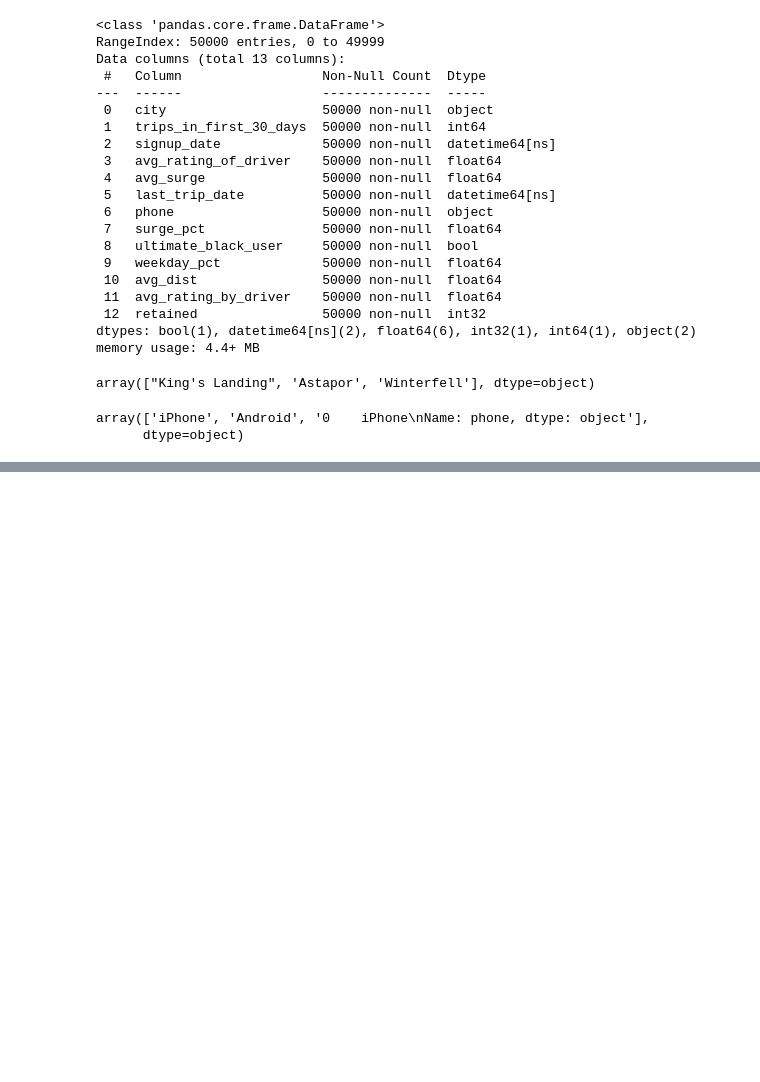
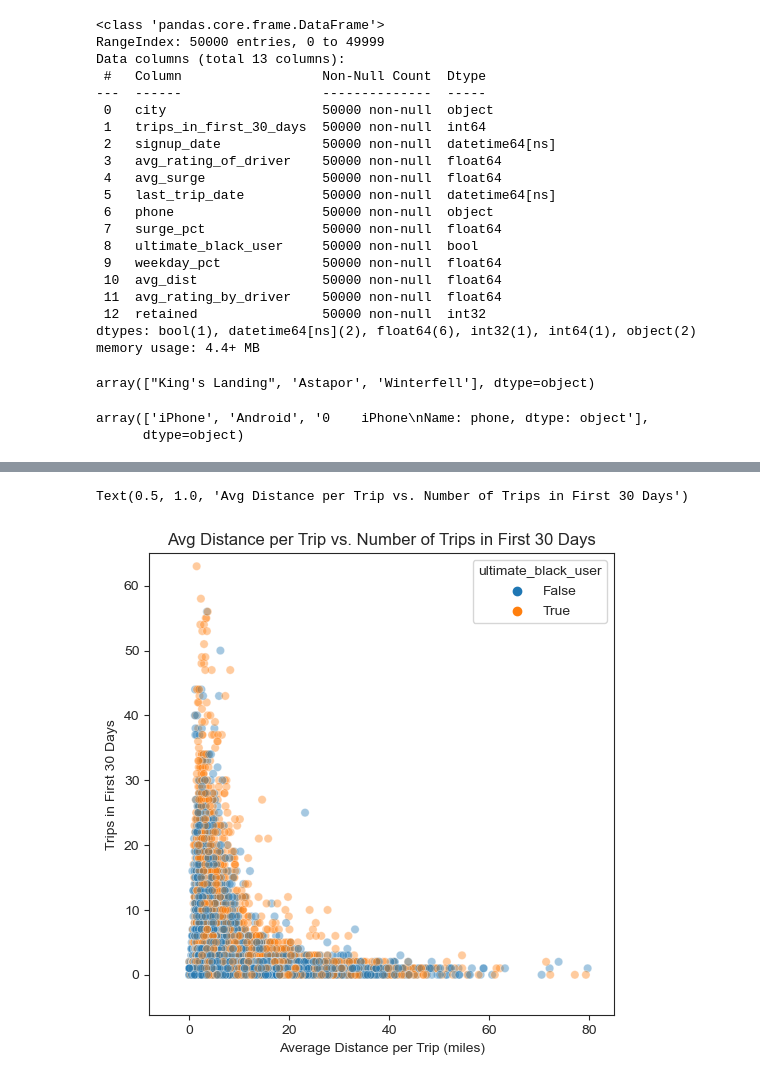
Before and after one commit to ehardwick2/Take-Home_Challenges, a Jupyter notebook: Part3_EDA_and_Predictive-Modeling.ipynb, the cells around one changed output, grey strips where cells are left out. Cells and saved outputs as stored; diff of their text form; code cells hidden in the pictures; blank space fills up the shorter version.

```diff
--- a/Part3_EDA_and_Predictive-Modeling.ipynb
+++ b/Part3_EDA_and_Predictive-Modeling.ipynb
@@ -207,0 +246,13 @@ So now that we have a clean dataset with no missing values, I will create some v
+# %%
+#let's show the same plot, but expoluding outliers so we can see the bulk of the data in more detail
+fig, ax = plt.subplots(figsize = (6,6))
+ax = sns.scatterplot(data=df, x='avg_dist', y='trips_in_first_30_days', hue = 'ultimate_black_user', alpha = 0.4)
+
+ax.set_xlabel('Average Distance per Trip (miles)')
+ax.set_ylabel('Trips in First 30 Days')
+ax.set_ylim(top=65)
+ax.set_xlim(right=85)
+ax.set_title("Avg Distance per Trip vs. Number of Trips in First 30 Days")
+# %% [output]
+Text(0.5, 1.0, 'Avg Distance per Trip vs. Number of Trips in First 30 Days')
+[figure, added]
```
Also changed, not shown: parts of 40 cells of this notebook.
